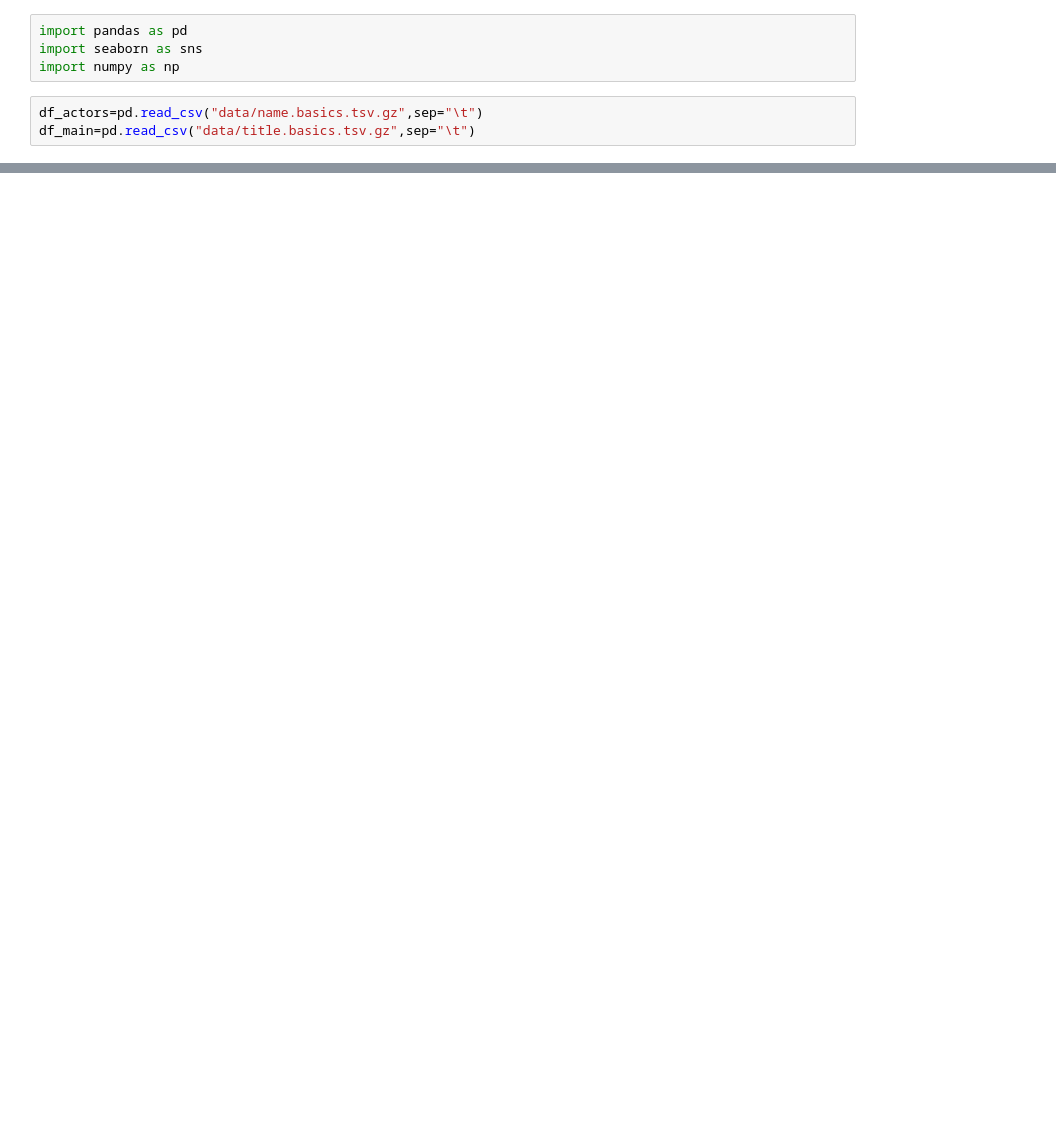
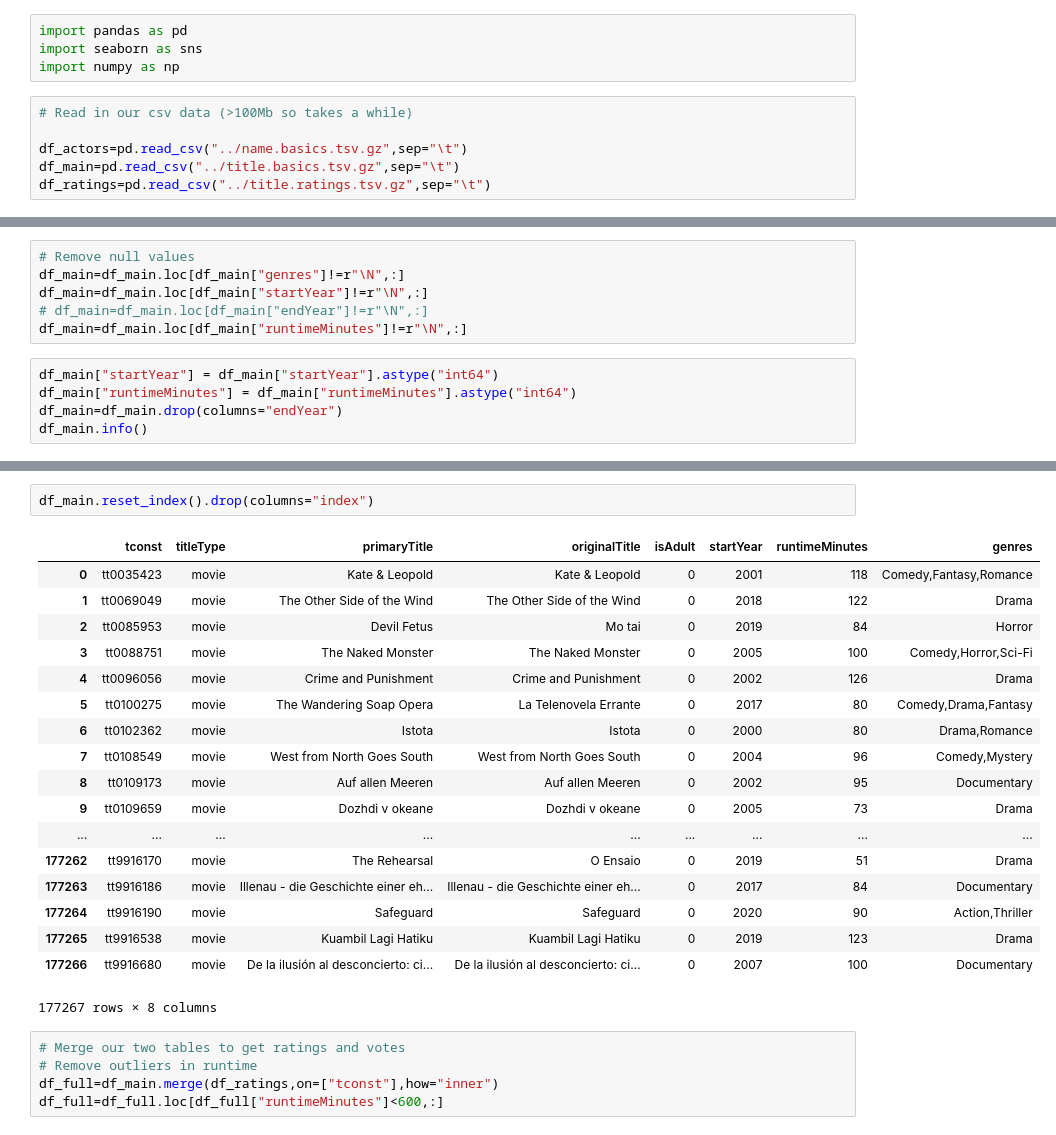
Before and after one commit to Greg-S-12/movies_project3, a Jupyter notebook: Data_Cleaning.ipynb, the cells around one changed output, grey strips where cells are left out. Saved outputs shown, nothing was run; the diff lists cells and outputs as text; blank space fills up the shorter version.

```diff
--- a/Data_Cleaning.ipynb
+++ b/Data_Cleaning.ipynb
@@ -3,5 +3,8 @@ import pandas as pd
 import seaborn as sns
 import numpy as np
 # %%
-df_actors=pd.read_csv("data/name.basics.tsv.gz",sep="\t")
-df_main=pd.read_csv("data/title.basics.tsv.gz",sep="\t")
+# Read in our csv data (>100Mb so takes a while)
+
+df_actors=pd.read_csv("../name.basics.tsv.gz",sep="\t")
+df_main=pd.read_csv("../title.basics.tsv.gz",sep="\t")
+df_ratings=pd.read_csv("../title.ratings.tsv.gz",sep="\t")
@@ -16,0 +11,11 @@ array(['short', 'movie', 'tvMovie', 'tvSeries', 'tvEpisode', 'tvShort',
+# %%
+# Remove null values
+df_main=df_main.loc[df_main["genres"]!=r"\N",:]
+df_main=df_main.loc[df_main["startYear"]!=r"\N",:]
+# df_main=df_main.loc[df_main["endYear"]!=r"\N",:]
+df_main=df_main.loc[df_main["runtimeMinutes"]!=r"\N",:]
+# %%
+df_main["startYear"] = df_main["startYear"].astype("int64")
+df_main["runtimeMinutes"] = df_main["runtimeMinutes"].astype("int64")
+df_main=df_main.drop(columns="endYear")
+df_main.info()
@@ -52,0 +39,26 @@ TypeError: '>' not supported between instances of 'int' and 'str'
+# %%
+df_main.reset_index().drop(columns="index")
+# %% [output]
+|  | tconst | titleType | primaryTitle | originalTitle | isAdult | startYear | runtimeMinutes | genres |
+| 0 | tt0035423 | movie | Kate & Leopold | Kate & Leopold | 0 | 2001 | 118 | Comedy,Fantasy,Romance |
+| 1 | tt0069049 | movie | The Other Side of the Wind | The Other Side of the Wind | 0 | 2018 | 122 | Drama |
+| 2 | tt0085953 | movie | Devil Fetus | Mo tai | 0 | 2019 | 84 | Horror |
+| 3 | tt0088751 | movie | The Naked Monster | The Naked Monster | 0 | 2005 | 100 | Comedy,Horror,Sci-Fi |
+| 4 | tt0096056 | movie | Crime and Punishment | Crime and Punishment | 0 | 2002 | 126 | Drama |
+| 5 | tt0100275 | movie | The Wandering Soap Opera | La Telenovela Errante | 0 | 2017 | 80 | Comedy,Drama,Fantasy |
+| 6 | tt0102362 | movie | Istota | Istota | 0 | 2000 | 80 | Drama,Romance |
+| 7 | tt0108549 | movie | West from North Goes South | West from North Goes South | 0 | 2004 | 96 | Comedy,Mystery |
+| 8 | tt0109173 | movie | Auf allen Meeren | Auf allen Meeren | 0 | 2002 | 95 | Documentary |
+| 9 | tt0109659 | movie | Dozhdi v okeane | Dozhdi v okeane | 0 | 2005 | 73 | Drama |
+| ... | ... | ... | ... | ... | ... | ... | ... | ... |
+| 177262 | tt9916170 | movie | The Rehearsal | O Ensaio | 0 | 2019 | 51 | Drama |
+| 177263 | tt9916186 | movie | Illenau - die Geschichte einer eh... | Illenau - die Geschichte einer eh... | 0 | 2017 | 84 | Documentary |
+| 177264 | tt9916190 | movie | Safeguard | Safeguard | 0 | 2020 | 90 | Action,Thriller |
+| 177265 | tt9916538 | movie | Kuambil Lagi Hatiku | Kuambil Lagi Hatiku | 0 | 2019 | 123 | Drama |
+| 177266 | tt9916680 | movie | De la ilusión al desconcierto: ci... | De la ilusión al desconcierto: ci... | 0 | 2007 | 100 | Documentary |
+177267 rows × 8 columns
+# %%
+# Merge our two tables to get ratings and votes
+# Remove outliers in runtime
+df_full=df_main.merge(df_ratings,on=["tconst"],how="inner")
+df_full=df_full.loc[df_full["runtimeMinutes"]<600,:]
```
Also changed, not shown: parts of 16 cells of this notebook, 6 other files.
